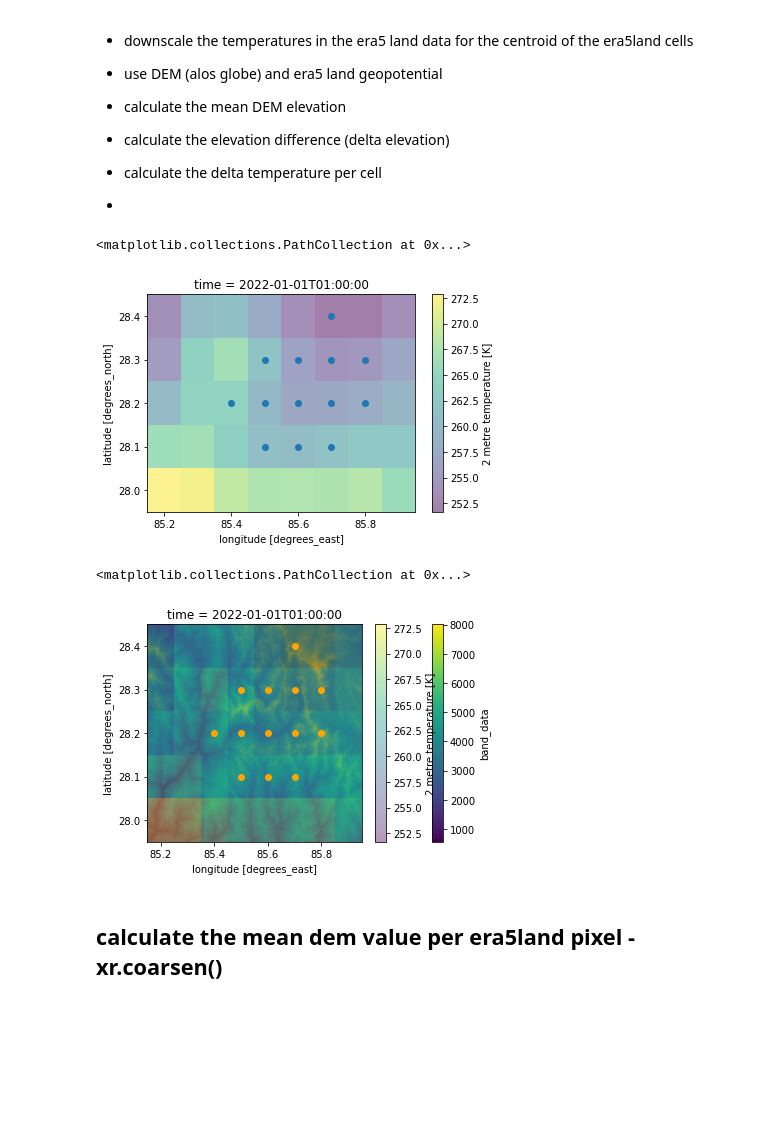
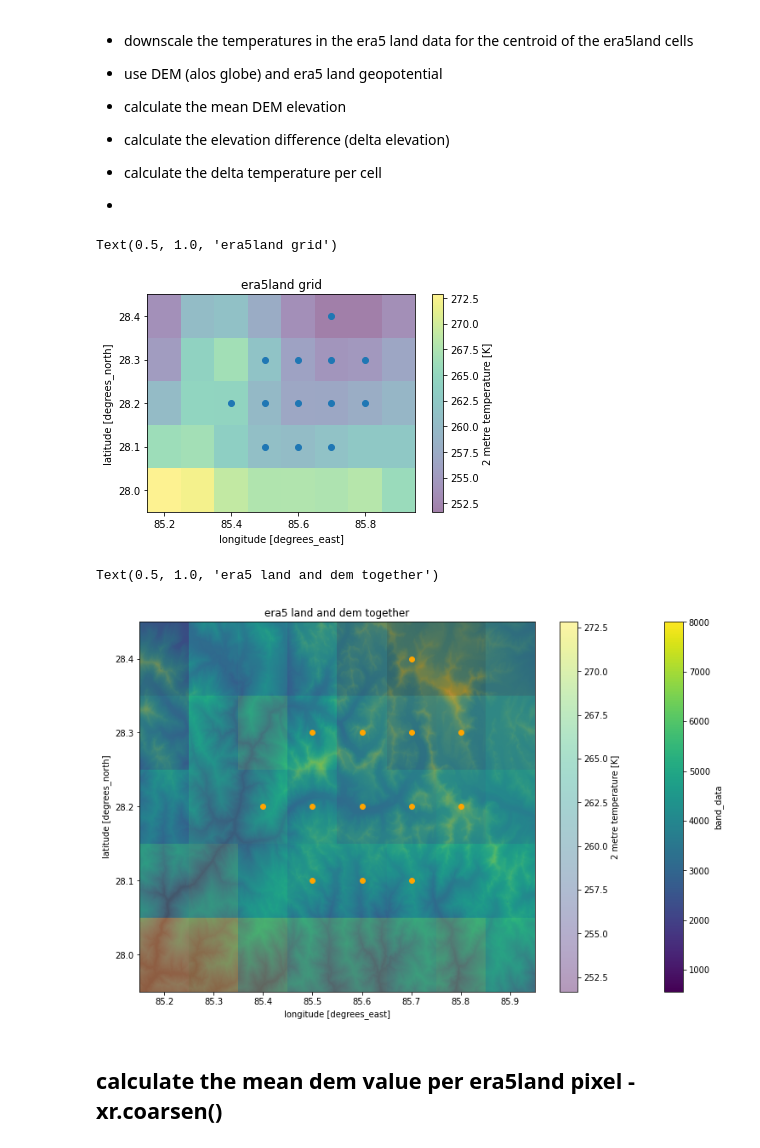
Before and after one commit to varyabazilova/sedcas_sediments_hma, a Jupyter notebook: downscaling_simple/downscaling_spatial_mean.ipynb, the cells around one changed output. Cells and saved outputs as stored; diff of their text form; code cells hidden in the pictures; blank space fills up the shorter version.

Commit message:
units and plots?

```diff
--- a/downscaling_simple/downscaling_spatial_mean.ipynb
+++ b/downscaling_simple/downscaling_spatial_mean.ipynb
@@ -20,9 +20,10 @@ langtang_elevation = pd.read_csv('/Users/varyabazilova/Desktop/paper2/Thesisfile
 # plot together to see how points look
 era5land.t2m.isel(time = 1).plot(alpha = 0.5)
 plt.scatter(x = langtang_elevation.Longitude, y = langtang_elevation.Latitude)
+plt.title('era5land grid')
 # %% [output]
-<matplotlib.collections.PathCollection at 0x...>
+Text(0.5, 1.0, 'era5land grid')
-[figure, old version]
+[figure, new version]
 # %%
 # dem 30m
 # langtang dem - alluvial fans dem part 9
@@ -42,14 +43,17 @@ max_lat = era5land.latitude.values.max() + 0.05
 dem = dem_hma.rio.clip_box(minx=min_lon, miny=min_lat, maxx=max_lon, maxy=max_lat)
 # %%
 # plot dem together with points
+plt.figure(figsize = (13, 8))
 
 
 dem.band_data.plot()
 era5land.t2m.isel(time = 1).plot(alpha = 0.4)
 plt.scatter(x = langtang_elevation.Longitude, y = langtang_elevation.Latitude, color = 'orange')
+
+plt.title('era5 land and dem together')
 # %% [output]
-<matplotlib.collections.PathCollection at 0x...>
+Text(0.5, 1.0, 'era5 land and dem together')
-[figure, old version]
+[figure, new version]
 # %% [markdown]
 ## calculate the mean dem value per era5land pixel - xr.coarsen()
 # %%
```
Also changed, not shown: parts of 1 cell of this notebook, 11 other files.
